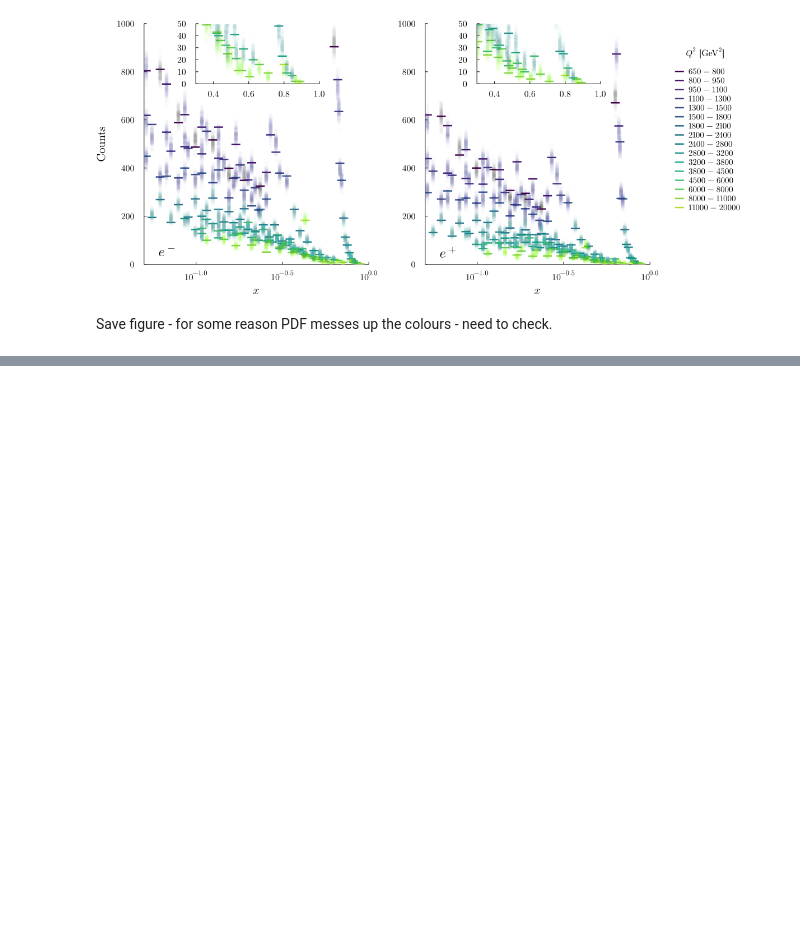
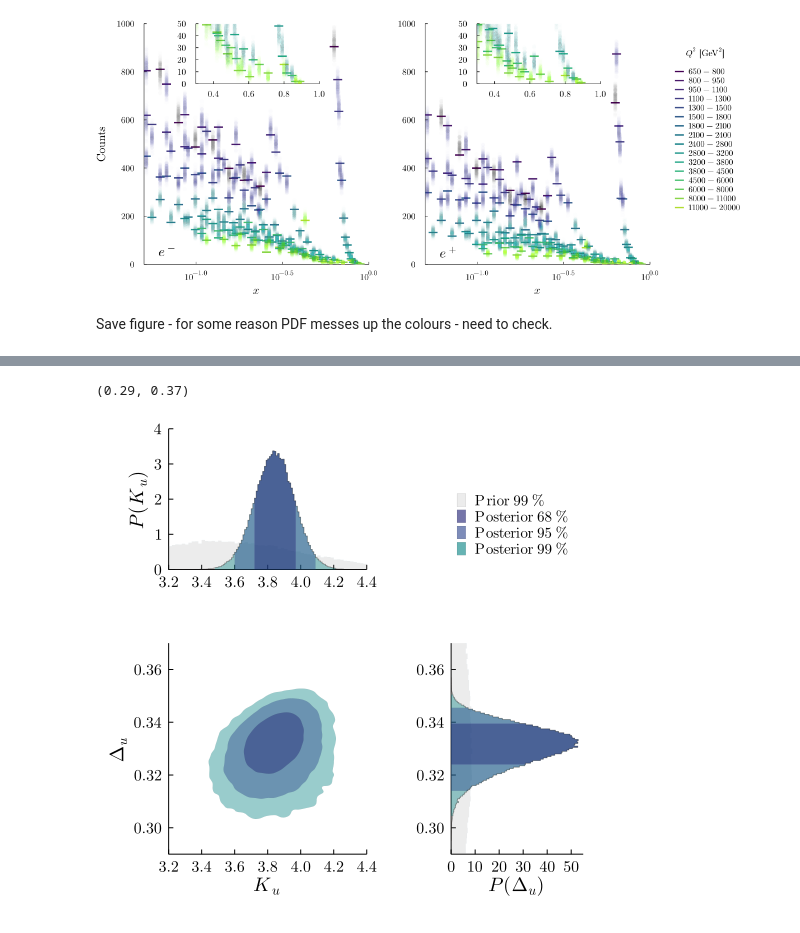
Before and after one commit to mppmu/high-x-parton-pdf-inference, a Jupyter notebook: plots_for_paper.ipynb, the cells around one changed output, grey strips where cells are left out. Drawn from its saved outputs; the diff is of its cells as text; code cells hidden in the pictures; blank space fills up the shorter version.

```diff
--- a/plots_for_paper.ipynb
+++ b/plots_for_paper.ipynb
@@ -39,3 +43,5 @@ color_scheme = :viridis
 font_family = "Computer Modern"
 Plots.scalefontsizes()
 Plots.scalefontsizes(1.2);
+alpha = 0.4
+prior_alpha = 0.15;
@@ -41,0 +50,5 @@ Plots.scalefontsizes(1.2);
+# %%
+c1 = :teal
+c2 = :royalblue4
+c3 = :midnightblue
+c4 = :grey
@@ -220,0 +264,52 @@ Coming soon!
+# %%
+xlims_K_u = (3.2, 4.4)
+xlims_D_u = (0.29, 0.37)
+# %% [output]
+(0.29, 0.37)
+# %%
+plot(framestyle=:axes, size=(500, 500), fontfamily=font_family,
+    layout=@layout([a b; c{0.6w, 0.6h} d]), grid=false)
+
+# Joint posterior
+#plot!(prior_samples, (:(K_u), :(θ[1])), xlabel=L"K_u", ylabel=L"\Delta_u",
+#    seriestype=:smallest_intervals_contourf, smoothing=4,
+#    marginalmode=false, intervals=[0.99], color=c4, linewidth=0,
+#    alpha=prior_alpha,
+#    subplot=3)
+plot!(samples, (:(K_u), :(θ[1])), xlabel=L"K_u", ylabel=L"\Delta_u",
+    seriestype=:smallest_intervals_contourf, smoothing=2,
+    marginalmode=false, fillcolors=[c1, c2, c3], linewidth=0, alpha=alpha,
+    subplot=3, xlims=xlims_K_u, ylims=xlims_D_u)
+
+# K_u marginal
+plot!(prior_samples, :K_u, legend=false, marginalmode=false,
+    seriestype=:histogram, fillcolor=c4, subplot=1, alpha=prior_alpha)
+plot!(samples, :K_u, legend=false, xlabel="", ylabel=L"P(K_u)", subplot=1,
+    xlims=xlims_K_u, ylims=(0, 4), seriestype=:smallest_intervals,
+    marginalmode=false, colors=[c3, c2, c1], alpha=alpha)
+
+# Delta_u marginal
+plot!(prior_samples, :(θ[1]), legend=false, marginalmode=false,
+    seriestype=:histogram, fillcolor=c4, subplot=4, alpha=prior_alpha,
+    orientation=:horizontal)
+plot!(samples, :(θ[1]), legend=false, ylabel="", xlabel=L"P(\Delta_u)",
+    subplot=4, ylims=xlims_D_u, xlims=(0, 55),
+    seriestype=:smallest_intervals, marginalmode=false,
+    colors=[c3, c2, c1], alpha=alpha, orientation=:horizontal)
+
+# Legend
+plot!(prior_samples, (:(K_u), :(θ[1])), xlabel=L"K_u", ylabel=L"\Delta_u",
+    seriestype=:smallest_intervals,
+    marginalmode=false, intervals=[0.99], interval_labels=[L"~~\mathrm{Prior}~99~\%"],
+    colors=[c4], linewidth=0,
+    alpha=prior_alpha,
+    subplot=2)
+p = plot!(samples, (:(K_u), :(θ[1])),
+    seriestype=:smallest_intervals,
+    marginalmode=false, colors=[c1, c2, c3],
+    interval_labels=[L"~~\mathrm{Posterior}~68~\%",
+        L"~~\mathrm{Posterior}~95~\%", L"~~\mathrm{Posterior}~99~\%"],
+    linewidth=0, alpha=0.6, legend=:bottomleft, foreground_color_legend=false,
+    framestyle=:none, subplot=2, xlims=(0, 1), ylims=(0, 0.1))
+# %% [output]
+[figure, added]
```
Also changed, not shown: parts of 12 cells of this notebook, 3 other files.
